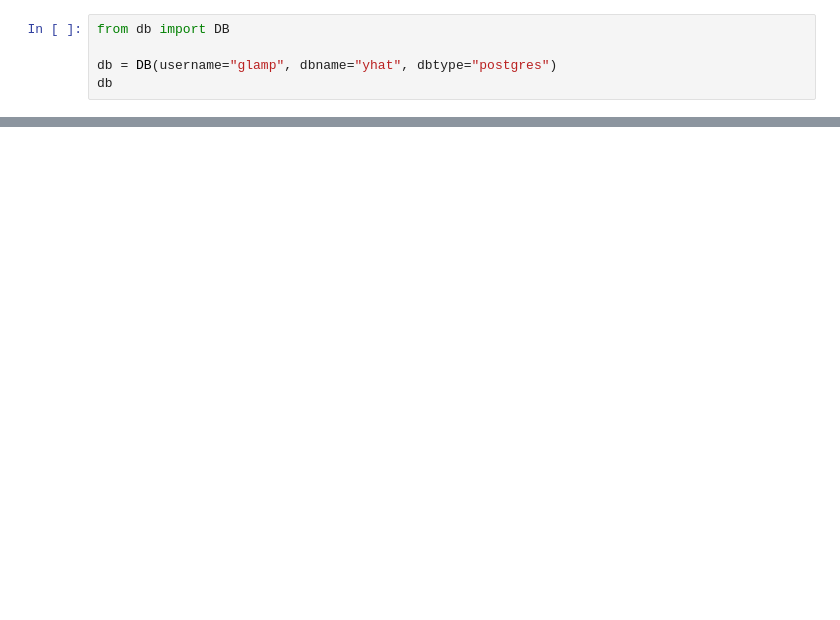
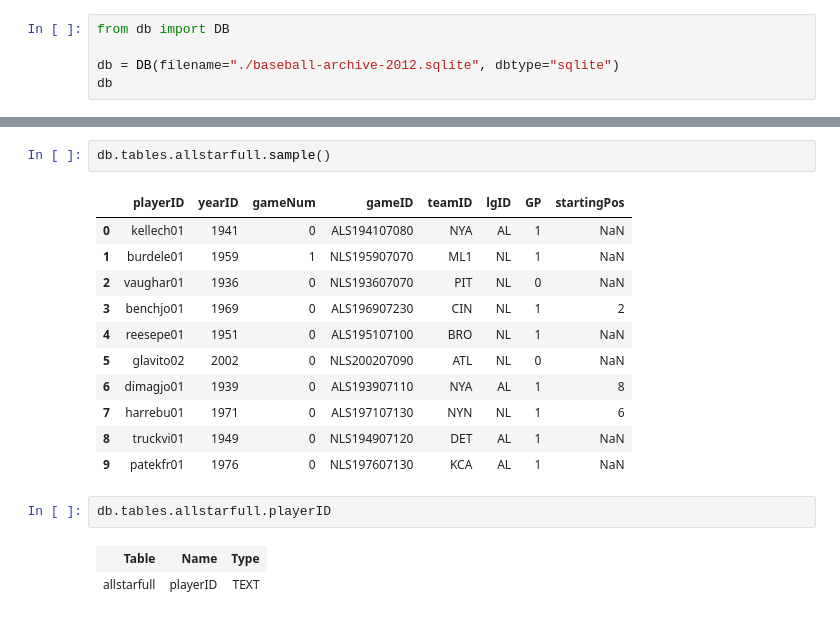
Before and after one commit to yhat/db.py, a Jupyter notebook: examples/db-example.ipynb, the cells around one changed output, grey strips where cells are left out. Cells and saved outputs as stored; diff of their text form; blank space fills up the shorter version.

```diff
--- a/examples/db-example.ipynb
+++ b/examples/db-example.ipynb
@@ -1,6 +1,6 @@
 # %%
 from db import DB
 
-db = DB(username="glamp", dbname="yhat", dbtype="postgres")
+db = DB(filename="./baseball-archive-2012.sqlite", dbtype="sqlite")
 db
 # %% [output]
@@ -7,0 +31,19 @@ DB[postgres][localhost]:5432 > glamp@yhat
+# %%
+db.tables.allstarfull.sample()
+# %% [output]
+|  | playerID | yearID | gameNum | gameID | teamID | lgID | GP | startingPos |
+| 0 | kellech01 | 1941 | 0 | ALS194107080 | NYA | AL | 1 | NaN |
+| 1 | burdele01 | 1959 | 1 | NLS195907070 | ML1 | NL | 1 | NaN |
+| 2 | vaughar01 | 1936 | 0 | NLS193607070 | PIT | NL | 0 | NaN |
+| 3 | benchjo01 | 1969 | 0 | ALS196907230 | CIN | NL | 1 | 2 |
+| 4 | reesepe01 | 1951 | 0 | ALS195107100 | BRO | NL | 1 | NaN |
+| 5 | glavito02 | 2002 | 0 | NLS200207090 | ATL | NL | 0 | NaN |
+| 6 | dimagjo01 | 1939 | 0 | ALS193907110 | NYA | AL | 1 | 8 |
+| 7 | harrebu01 | 1971 | 0 | ALS197107130 | NYN | NL | 1 | 6 |
+| 8 | truckvi01 | 1949 | 0 | NLS194907120 | DET | AL | 1 | NaN |
+| 9 | patekfr01 | 1976 | 0 | NLS197607130 | KCA | AL | 1 | NaN |
+# %%
+db.tables.allstarfull.playerID
+# %% [output]
+| Table | Name | Type |
+| allstarfull | playerID | TEXT |
```
Also changed, not shown: parts of 21 cells of this notebook, 2 other files.
